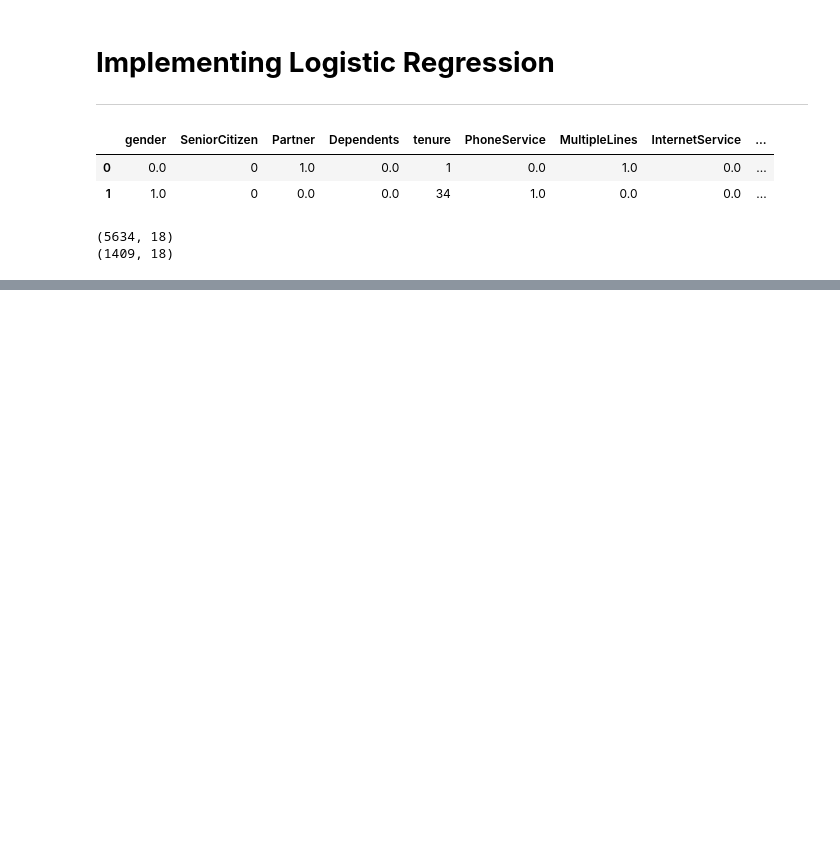
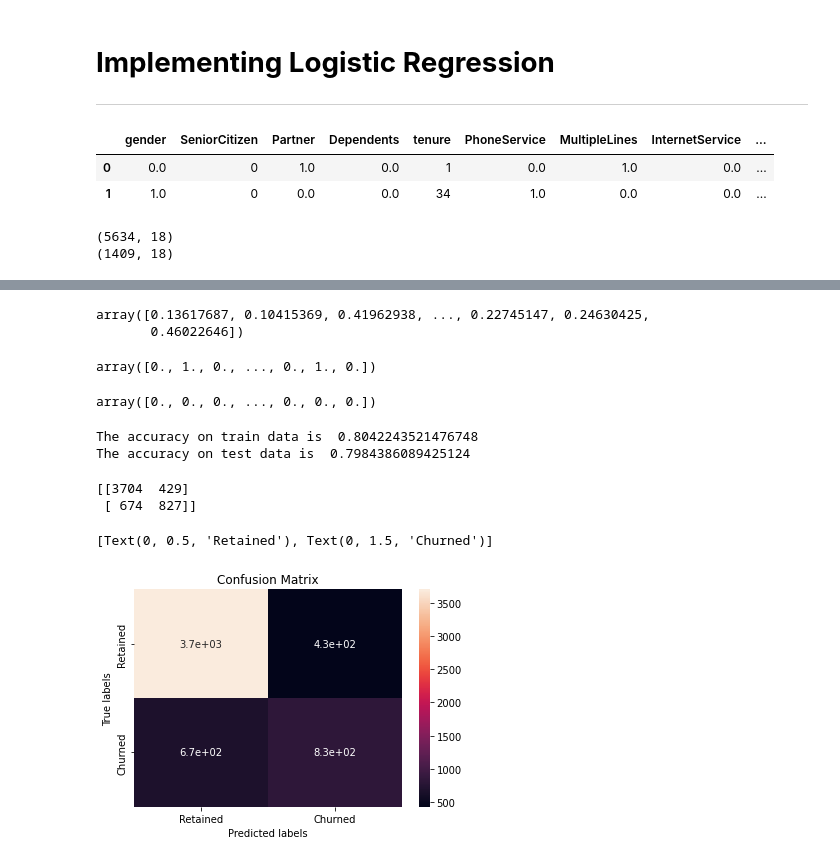
Before and after one commit to raushan9jnv/Churn-Predict, a Jupyter notebook: Submitted_Assignment_Logistic_Regression.ipynb, the cells around one changed output, grey strips where cells are left out. Saved outputs shown, nothing was run; the diff lists cells and outputs as text; code cells hidden in the pictures; blank space fills up the shorter version.

```diff
--- a/Submitted_Assignment_Logistic_Regression.ipynb
+++ b/Submitted_Assignment_Logistic_Regression.ipynb
@@ -440,0 +455,4 @@ print(X_test.shape)
+# %%
+from sklearn.linear_model import LogisticRegression
+clf = LogisticRegression(fit_intercept= True, max_iter = 10000)
+clf.fit(X_train,y_train)
@@ -440,0 +501,17 @@ print(X_test.shape)
+# %%
+test_preds
+# %% [output]
+array([0.13617687, 0.10415369, 0.41962938, ..., 0.22745147, 0.24630425,
+       0.46022646])
+# %%
+# Get the predicted classes
+train_class_preds = clf.predict(X_train)
+test_class_preds = clf.predict(X_test)
+# %%
+train_class_preds
+# %% [output]
+array([0., 1., 0., ..., 0., 1., 0.])
+# %%
+test_class_preds
+# %% [output]
+array([0., 0., 0., ..., 0., 0., 0.])
@@ -440,0 +528,31 @@ print(X_test.shape)
+# %%
+# Get the accuracy scores
+train_accuracy = accuracy_score(train_class_preds, y_train)
+test_accuracy = accuracy_score(test_class_preds, y_test)
+
+print("The accuracy on train data is ", train_accuracy)
+print("The accuracy on test data is ", test_accuracy)
+# %% [output]
+The accuracy on train data is  0.8042243521476748
+The accuracy on test data is  0.7984386089425124
+# %%
+# Get the confusion matrix for both train and test
+
+labels = ['Retained', 'Churned']
+cm = confusion_matrix(y_train, train_class_preds)
+print(cm)
+
+ax= plt.subplot()
+sns.heatmap(cm, annot=True, ax = ax) #annot=True to annotate cells
+
+# labels, title and ticks
+ax.set_xlabel('Predicted labels')
+ax.set_ylabel('True labels')
+ax.set_title('Confusion Matrix')
+ax.xaxis.set_ticklabels(labels)
+ax.yaxis.set_ticklabels(labels)
+# %% [output]
+[[3704  429]
+ [ 674  827]]
+[Text(0, 0.5, 'Retained'), Text(0, 1.5, 'Churned')]
+[figure, added]
```
Also changed, not shown: parts of 14 cells of this notebook.
